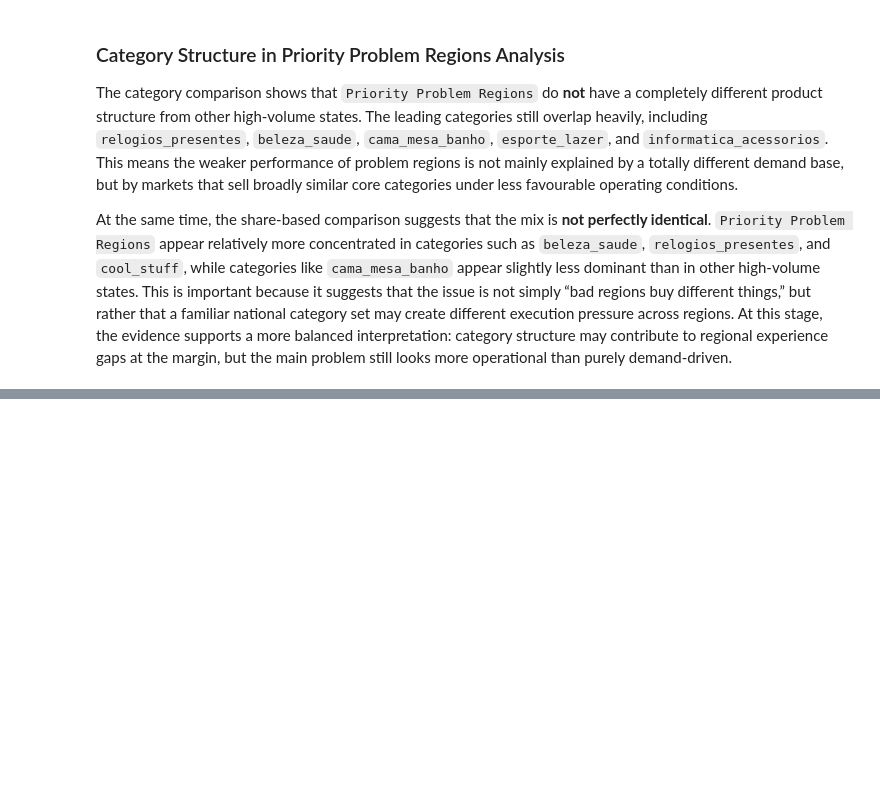
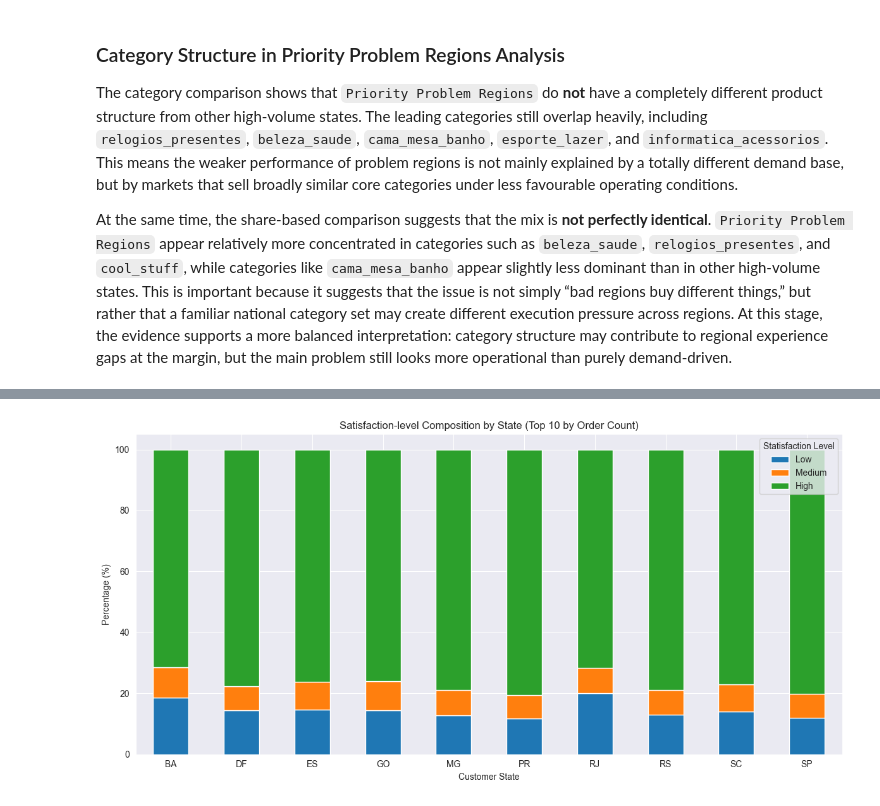
Before and after one commit to WangXin154/E-commerce_decision-making-_intelligence, a Jupyter notebook: Statistical_analysis_report/04_Geographic_Analysis.ipynb, the cells around one changed output, grey strips where cells are left out. Drawn from its saved outputs; the diff is of its cells as text; code cells hidden in the pictures; blank space fills up the shorter version.

```diff
--- a/Statistical_analysis_report/04_Geographic_Analysis.ipynb
+++ b/Statistical_analysis_report/04_Geographic_Analysis.ipynb
@@ -3562,0 +3736,10 @@ At the same time, the share-based comparison suggests that the mix is **not perf
+# %%
+# build contingency table: state x satisfaction level
+
+contingency_table = pd.crosstab(
+    df_chi["customer_state"],
+    df_chi["satisfaction_level"]
+)
+
+print("Contingency table: state x satisfaction level")
+display(contingency_table)
@@ -3562,0 +3772,10 @@ At the same time, the share-based comparison suggests that the mix is **not perf
+# %%
+# convert contingency table into row percentages for interpretation
+
+contingency_pct = contingency_table.div(
+    contingency_table.sum(axis=1),
+    axis=0
+) * 100
+
+print("Row-percentage table(%):")
+display(contingency_pct.round(2))
@@ -3562,0 +3796,18 @@ At the same time, the share-based comparison suggests that the mix is **not perf
+# %%
+# visualise satisfaction-level composition by state
+
+contingency_pct.plot(
+    kind="bar",
+    stacked=True,
+    figsize=(12, 6)
+)
+
+plt.title("Satisfaction-level Composition by State (Top 10 by Order Count)")
+plt.xlabel("Customer State")
+plt.ylabel("Percentage (%)")
+plt.xticks(rotation=0)
+plt.legend(title="Statisfaction Level")
+plt.tight_layout()
+plt.show()
+# %% [output]
+[figure, added]
```
Also changed, not shown: parts of 51 cells of this notebook.
